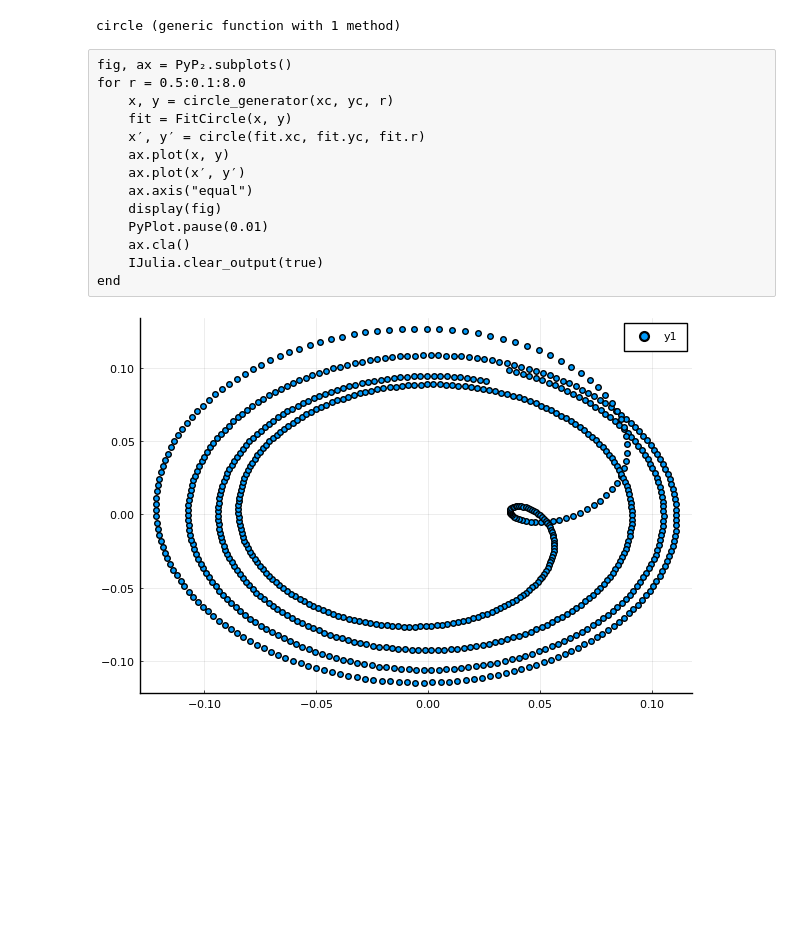
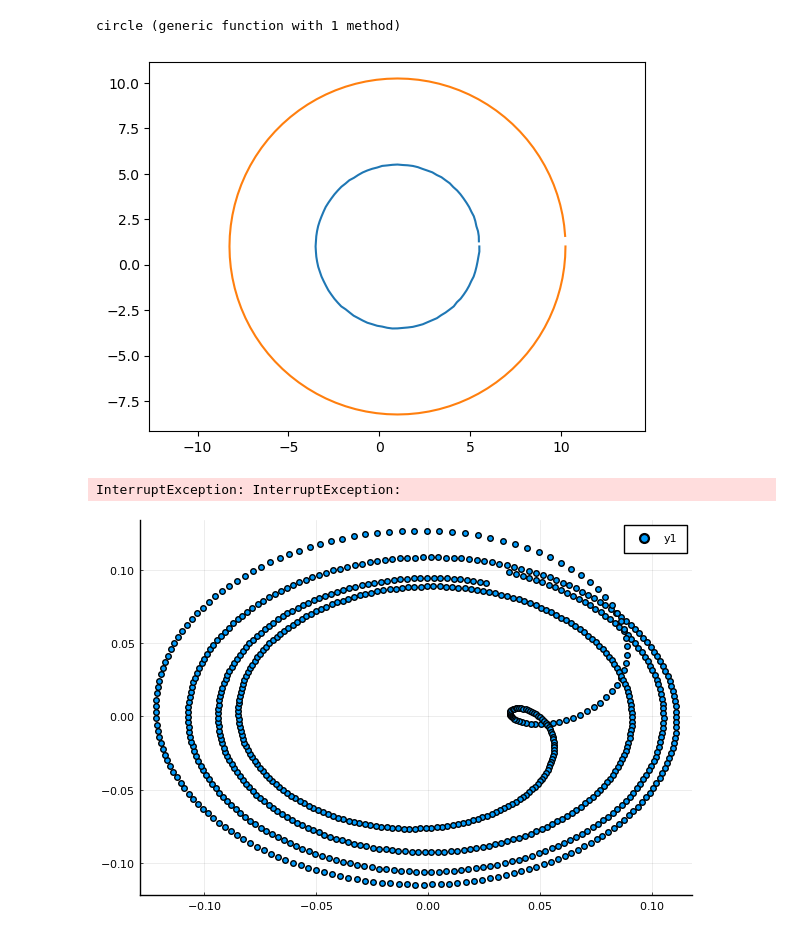
Before and after one commit to aarontrowbridge/cQED, a Jupyter notebook: STS/Untitled.ipynb, the cells around one changed output. Saved outputs shown, nothing was run; the diff lists cells and outputs as text; code cells hidden in the pictures; blank space fills up the shorter version.

Commit message:
edits: tried chaning up circle fit algo to match cal tech thesis -> didnt work

```diff
--- a/STS/Untitled.ipynb
+++ b/STS/Untitled.ipynb
@@ -12,15 +14,15 @@ const σ = 0.01;
 noise() = σ * randn();
 # %%
 function circle_generator(xc::Float64, yc::Float64, r::Float64)
-    xs = []
-    ys = []
-    for θ = 0:0.1:2π
-        x = xc + r * cos(θ)
-        y = yc + r * sin(θ)
+    xs = Vector{Float64}(undef, N)
+    ys = Vector{Float64}(undef, N)
+    for i = 1:N
+        x = xc + r * cos(i * Δθ)
+        y = yc + r * sin(i * Δθ)
         u = ([x, y] - [xc, yc]) / norm([x, y] - [xc, yc])
         rvec = (([x, y] - [xc, yc]) + noise() * u) + [xc, yc]
-        push!(xs, rvec[1])
-        push!(ys, rvec[2])
+        xs[i] = rvec[1]
+        ys[i] = rvec[2]
     end
     xs, ys
 end
@@ -28,15 +30,13 @@ end
 circle_generator (generic function with 1 method)
 # %%
 function circle(xc::Float64, yc::Float64, r::Float64)
-    xs = []
-    ys = []
-    for θ = 0:0.1:2π
-        x = xc + r * cos(θ)
-        y = yc + r * sin(θ)
-        push!(xs, x)
-        push!(ys, y)
+    xs = Vector{Float64}(undef, N)
+    ys = Vector{Float64}(undef, N)
+    for i = 1:N
+        xs[i] = xc + r * cos(i * Δθ)
+        ys[i] = yc + r * sin(i * Δθ)
     end
     xs, ys
-end
+end;
 # %% [output]
 circle (generic function with 1 method)
@@ -47,17 +43,20 @@ const yc = 0.
-# %% [raw]
-fig, ax = PyP₂.subplots()
-for r = 0.5:0.1:8.0
-    x, y = circle_generator(xc, yc, r)
-    fit = FitCircle(x, y)
-    x′, y′ = circle(fit.xc, fit.yc, fit.r)
-    ax.plot(x, y)
-    ax.plot(x′, y′)
-    ax.axis("equal")
-    display(fig)
-    PyPlot.pause(0.01)
-    ax.cla()
-    IJulia.clear_output(true)
-end
+# %%
+fig, ax = PyPlot.subplots()
+for r = 0.5:0.1:8.0
+    x, y = circle_generator(1., 1., r)
+    fit = FitCircle{Float64}(x, y)
+    x′, y′ = circle(fit.xc, fit.yc, fit.r₀)
+    ax.plot(x, y)
+    ax.plot(x′, y′)
+    ax.axis("equal")
+    display(fig)
+    PyPlot.pause(0.1)
+    ax.cla()
+    IJulia.clear_output(true)
+end;
+# %% [output]
+[figure, added]
+InterruptException: InterruptException:
 # %%
 params = S21Params{Float64}();
 # %%
```
Also changed, not shown: parts of 3 cells of this notebook, 1 other file.
